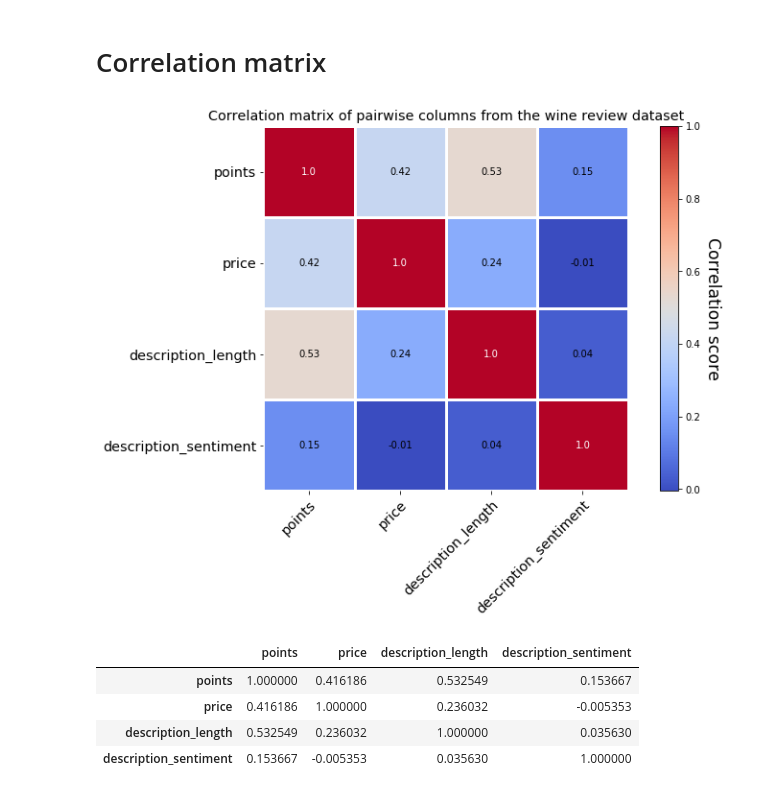
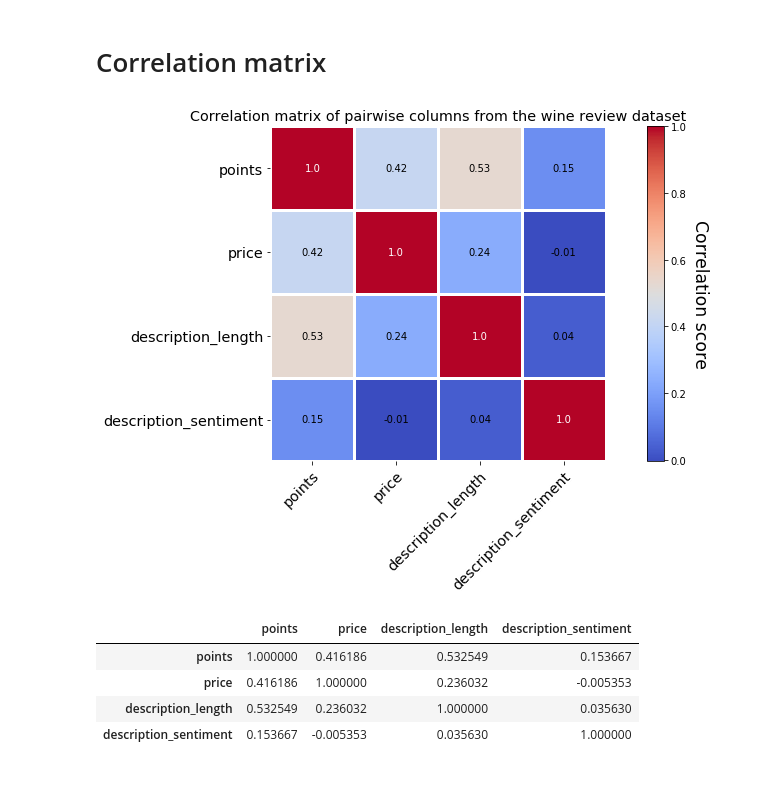
Before and after one commit to JowehL/SDA-Project, a Jupyter notebook: notebooks/correlation_matrix.ipynb, the cells around one changed output. Drawn from its saved outputs; the diff is of its cells as text; code cells hidden in the pictures.

Commit message:
Cleaned code

```diff
--- a/notebooks/correlation_matrix.ipynb
+++ b/notebooks/correlation_matrix.ipynb
@@ -21,7 +22,7 @@ clean_wine_data = filtered_wine_data.dropna()
 Add a new column with the length of the description and sentiment
 # %%
 clean_wine_data['description_length'] = clean_wine_data['description'].apply(lambda x: len(str(x).split(" ")))
-clean_wine_data['description_sentiment'] = clean_wine_data['description'].apply(lambda x: TextBlob(x).sentiment[0] + 1)
+clean_wine_data['description_sentiment'] = clean_wine_data['description'].apply(lambda x: TextBlob(x).sentiment[0])
 # %% [markdown]
 Remove the rows that don't have a good review(description that specifiies where the wine is made)
 # %%
@@ -32,6 +33,7 @@ clean_wine_data = clean_wine_data.loc[clean_wine_data['description_length'] > 6]
 corr = clean_wine_data.corr()
 columns = list(corr)
 data = np.around(corr.values, decimals=2)
+title = "Correlation matrix of pairwise columns from the wine review dataset"
 
 fig, ax = plt.subplots(figsize=(12, 7))
 im = ax.imshow(corr, cmap='coolwarm')
@@ -41,35 +43,38 @@ ax.set_xticks(np.arange(len(columns)))
 ax.set_yticks(np.arange(len(columns)))
 
 ax.set_xticklabels(columns, fontsize='x-large')
 ax.set_yticklabels(columns,fontsize='x-large')
 
 # Rotate the tick labels and set their alignment.
 plt.setp(ax.get_xticklabels(), rotation=45, ha="right",
          rotation_mode="anchor")
 
 # Loop over data dimensions and create text annotations.
 for i in range(len(columns)):
     for j in range(len(columns)):
         text = ax.text(j, i, data[i][j],
                        ha="center", va="center", color="k" if data[i][j] < 0.55 else "w")
 
 # Create colorbar
 cbar = ax.figure.colorbar(im, ax=ax)
 cbar.ax.set_ylabel('Correlation score', rotation=-90, va="bottom", fontsize='xx-large')
 
 # Turn spines off and create white grid.
 for edge, spine in ax.spines.items():
     spine.set_visible(False)
 
 ax.set_xticks(np.arange(data.shape[1]+1)-.5, minor=True)
 ax.set_yticks(np.arange(data.shape[0]+1)-.5, minor=True)
 ax.grid(which="minor", color="w", linestyle='-', linewidth=3)
 ax.tick_params(which="minor", bottom=False, left=False)
 
-ax.set_title("Correlation matrix of pairwise columns from the wine review dataset", fontsize='x-large')
+ax.set_title(title, fontsize='x-large')
+plt.tight_layout()
+
+plt.savefig('../figures/correlation_matrix/' + title)
 plt.show()
 # %% [output]
-[figure, old version]
+[figure, new version]
 # %%
 clean_wine_data.corr()
 # %% [output]
```
Also changed, not shown: parts of 1 cell of this notebook, 17 other files.
